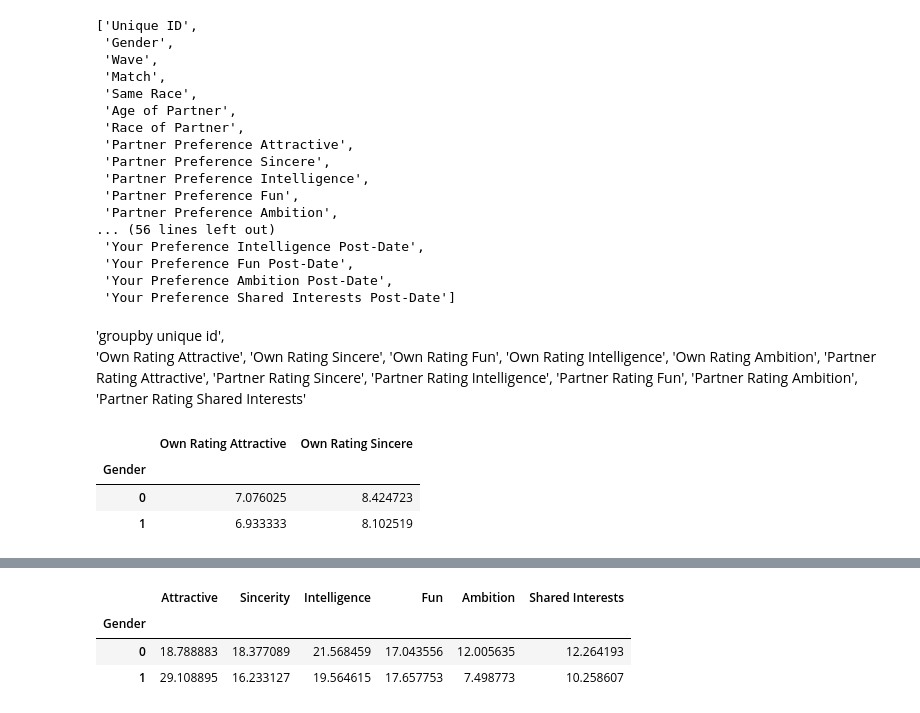
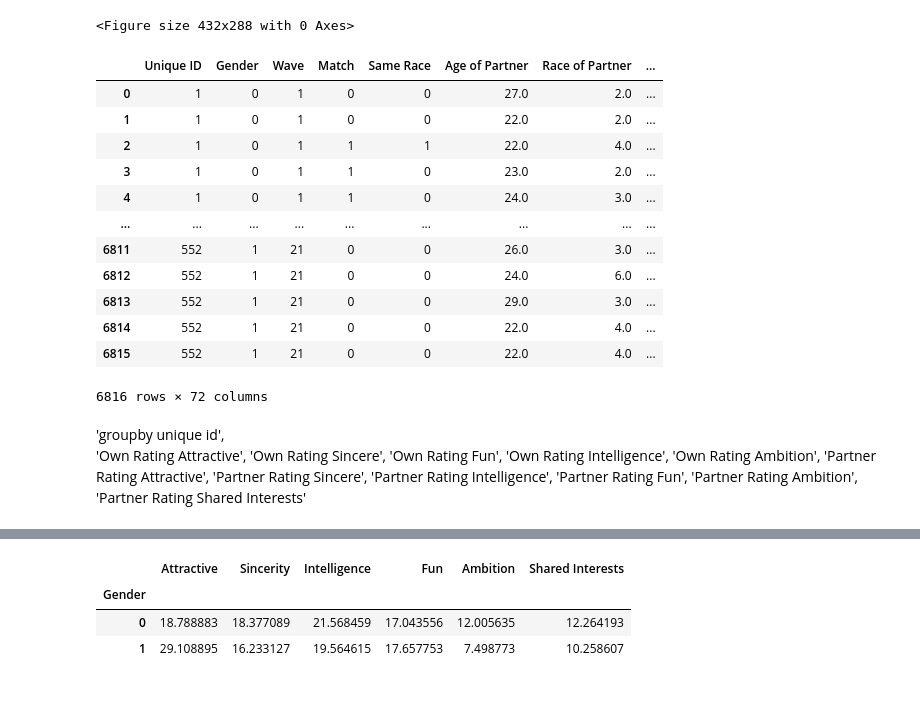
Before and after one commit to Nerdosth/SpeedDating, a Jupyter notebook: question2.ipynb, the cells around one changed output, grey strips where cells are left out. Saved outputs shown, nothing was run; the diff lists cells and outputs as text; code cells hidden in the pictures.

```diff
--- a/question2.ipynb
+++ b/question2.ipynb
@@ -2,7 +2,9 @@
 from matplotlib import pyplot as plt
 from scipy import stats
 import numpy as np
+import scipy.stats as st
 import matplotlib.pylab as plt
+%matplotlib inline
 import pandas as pd
 import requests
 import time
@@ -13,27 +15,28 @@ py.init_notebook_mode(connected=True)
 import plotly.graph_objs as go
 import plotly.tools as tls
 from scipy.stats import linregress
+fig = plt.figure()
+# %% [output]
+<Figure size 432x288 with 0 Axes>
-# %%
-data_df = pd.read_csv("Output/CleanedSpeed.csv")
-list(data_df.columns.values)
-# %% [output]
-['Unique ID',
- 'Gender',
- 'Wave',
- 'Match',
- 'Same Race',
- 'Age of Partner',
- 'Race of Partner',
- 'Partner Preference Attractive',
- 'Partner Preference Sincere',
- 'Partner Preference Intelligence',
- 'Partner Preference Fun',
- 'Partner Preference Ambition',
-... (56 lines left out)
- 'Your Preference Intelligence Post-Date',
- 'Your Preference Fun Post-Date',
- 'Your Preference Ambition Post-Date',
- 'Your Preference Shared Interests Post-Date']
+# %%
+data_df = pd.read_csv("Output/CleanedSpeed.csv")
+
+data_df["Race"].replace({1: "Black/African American", 2: "European/Caucasion-American", 3: "Latino/Hispanic American", 4: "Asian/Pacific Islander/Asian-American", 5: "Native American", 6: "Other"},inplace=True)
+data_df
+# %% [output]
+|  | Unique ID | Gender | Wave | Match | Same Race | Age of Partner | Race of Partner | ... |
+| 0 | 1 | 0 | 1 | 0 | 0 | 27.0 | 2.0 | ... |
+| 1 | 1 | 0 | 1 | 0 | 0 | 22.0 | 2.0 | ... |
+| 2 | 1 | 0 | 1 | 1 | 1 | 22.0 | 4.0 | ... |
+| 3 | 1 | 0 | 1 | 1 | 0 | 23.0 | 2.0 | ... |
+| 4 | 1 | 0 | 1 | 1 | 0 | 24.0 | 3.0 | ... |
+| ... | ... | ... | ... | ... | ... | ... | ... | ... |
+| 6811 | 552 | 1 | 21 | 0 | 0 | 26.0 | 3.0 | ... |
+| 6812 | 552 | 1 | 21 | 0 | 0 | 24.0 | 6.0 | ... |
+| 6813 | 552 | 1 | 21 | 0 | 0 | 29.0 | 3.0 | ... |
+| 6814 | 552 | 1 | 21 | 0 | 0 | 22.0 | 4.0 | ... |
+| 6815 | 552 | 1 | 21 | 0 | 0 | 22.0 | 4.0 | ... |
+6816 rows × 72 columns
 # %% [markdown]
  'groupby unique id',
  'Own Rating Attractive',
@@ -61,14 +64,3 @@ part_amb_df= pd.DataFrame(data_df.groupby('Unique ID')['Partner Rating Ambition'
 
 merge_df = pd.merge(self_att_df, part_att_df, on=["Unique ID"])
 merge_drop = merge_df.dropna()
-# %%
-gender_group = data_df.groupby('Gender')
-
-count_makers = gender_group.agg({'Own Rating Attractive':'mean','Own Rating Sincere':'mean', })
-
-count_makers
-# %% [output]
-|  | Own Rating Attractive | Own Rating Sincere |
-| Gender |  |  |
-| 0 | 7.076025 | 8.424723 |
-| 1 | 6.933333 | 8.102519 |
```
Also changed, not shown: parts of 11 cells of this notebook.
